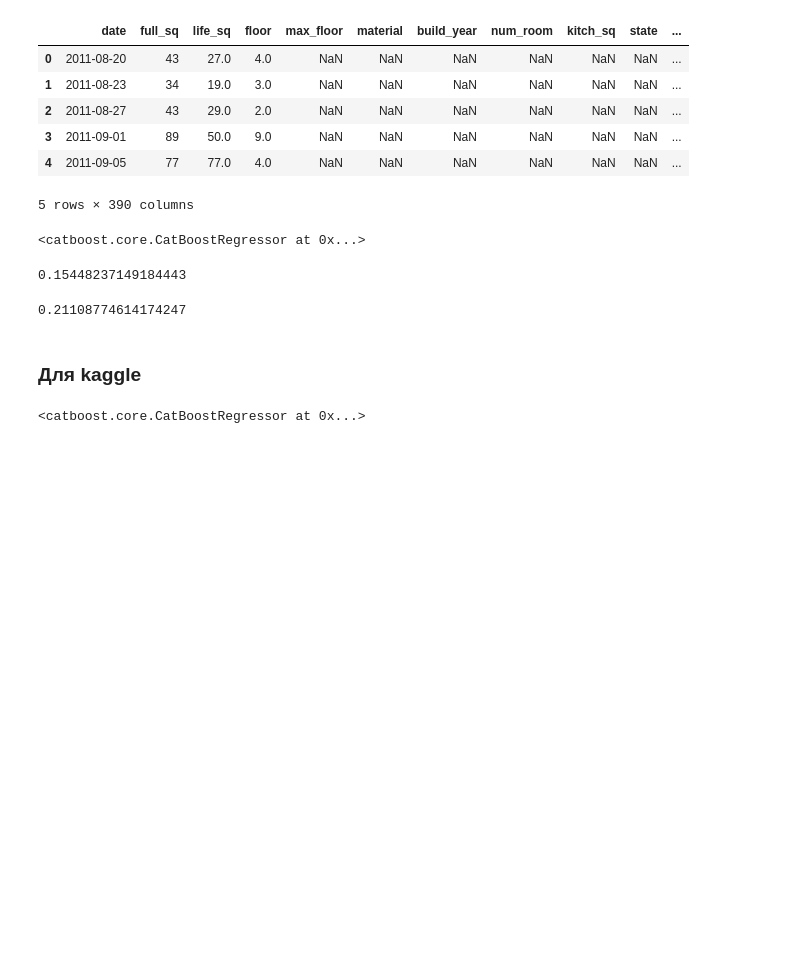
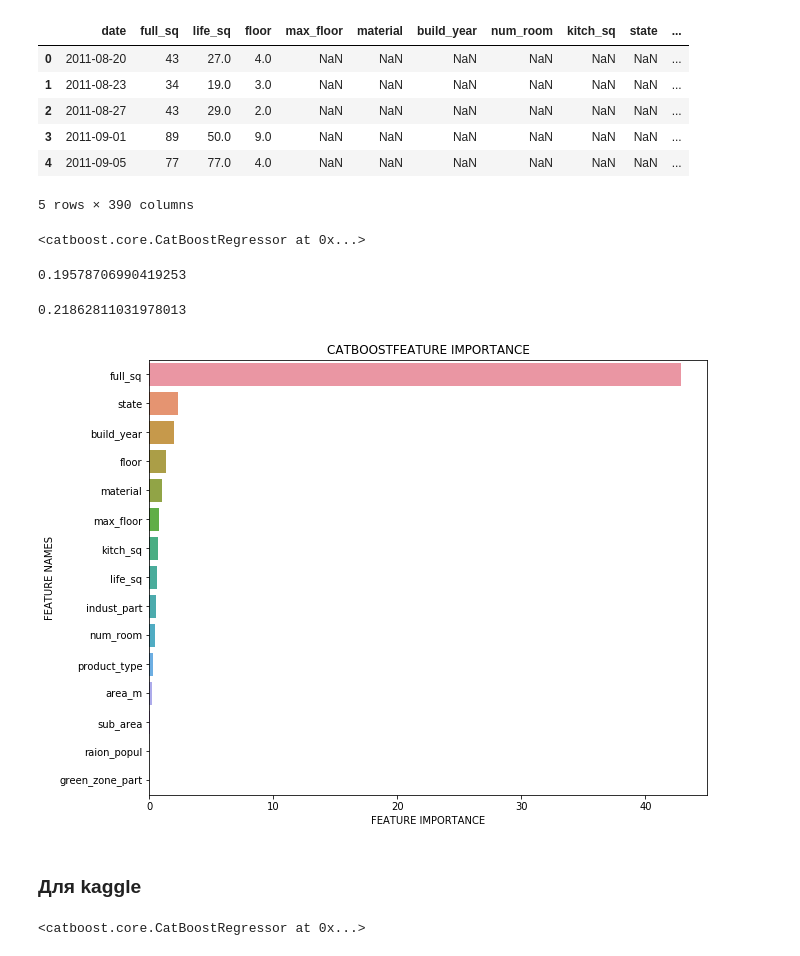
Before and after one commit to ZolotovG/Sberbank-Russian-Housing-Market, a Jupyter notebook: Model_with_macro_data.ipynb, the cells around one changed output. Saved outputs shown, nothing was run; the diff lists cells and outputs as text; code cells hidden in the pictures; blank space fills up the shorter version.

```diff
--- a/Model_with_macro_data.ipynb
+++ b/Model_with_macro_data.ipynb
@@ -123,18 +151,22 @@ for features in cat_features_all:
 # %%
 X_train, X_test, y_train, y_test = train_test_split(X, y, test_size=0.2, random_state=42)
 # %%
-clf_all = CatBoostRegressor(iterations=5000, verbose=0)
+clf_all = CatBoostRegressor(iterations=100, verbose=0)
 clf_all.fit(X_train, y_train, cat_features=cat_features_all)
 # %% [output]
 <catboost.core.CatBoostRegressor at 0x...>
 # %%
 mean_squared_log_error(clf_all.predict(X_train), y_train)
 # %% [output]
-0.15448237149184443
+0.19578706990419253
 # %%
 mean_squared_log_error(clf_all.predict(X_test), y_test)
 # %% [output]
-0.21108774614174247
+0.21862811031978013
+# %%
+plot_feature_importance(clf_all.get_feature_importance(), X_test.columns,'CATBOOST', top=15)
+# %% [output]
+[figure, added]
 # %% [markdown]
 ### Для kaggle
 # %%
```
Also changed, not shown: parts of 7 cells of this notebook, 6 other files.
